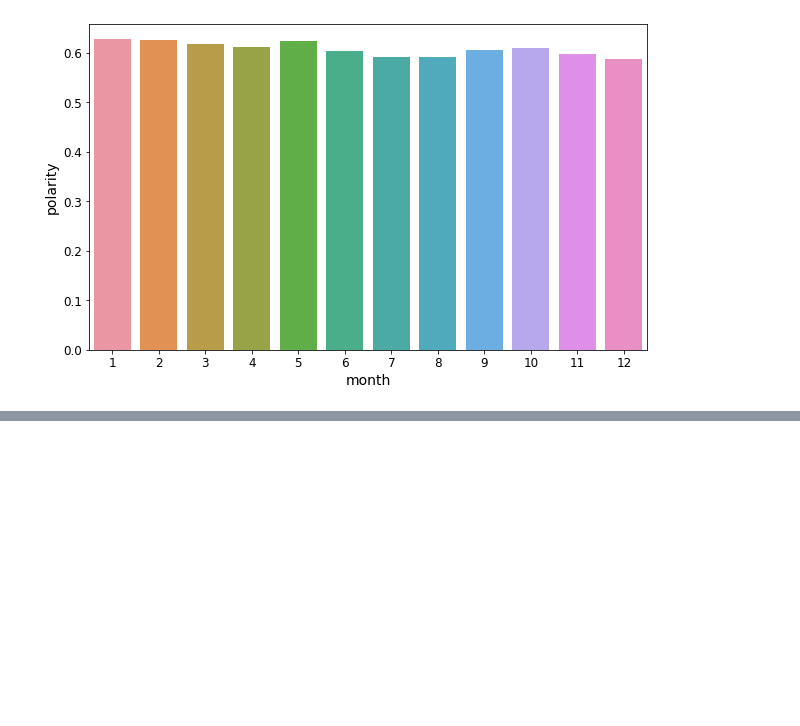
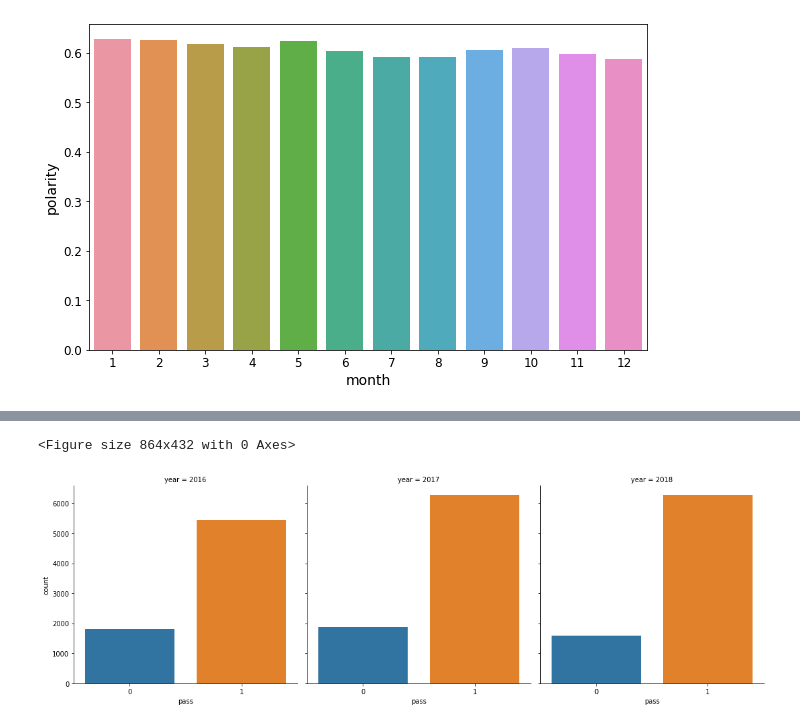
Before and after one commit to RishabPanyam96/Las_Vegas_Food_Inspection, a Jupyter notebook: code/Vizual.ipynb, the cells around one changed output, grey strips where cells are left out. Drawn from its saved outputs; the diff is of its cells as text; code cells hidden in the pictures; blank space fills up the shorter version.

```diff
--- a/code/Vizual.ipynb
+++ b/code/Vizual.ipynb
@@ -939,0 +942,2 @@ plt.show()
+# %%
+dataset = pd.read_csv("/content/drive/My Drive/DPA Project files/dataset.csv")
@@ -939,0 +1002,13 @@ plt.show()
+# %%
+dataset['year']=pd.DatetimeIndex(dataset.inspection_date).year
+# %%
+sub = dataset[dataset.year.isin(['2016', '2017','2018'])]
+# %%
+plt.figure(figsize=(12,6))
+sns.catplot(x='pass', data=sub, col='year', kind='count')
+# plt.grid()
+# plt.yscale('log')
+plt.show()
+# %% [output]
+<Figure size 864x432 with 0 Axes>
+[figure, added]
```
Also changed, not shown: parts of 12 cells of this notebook.
